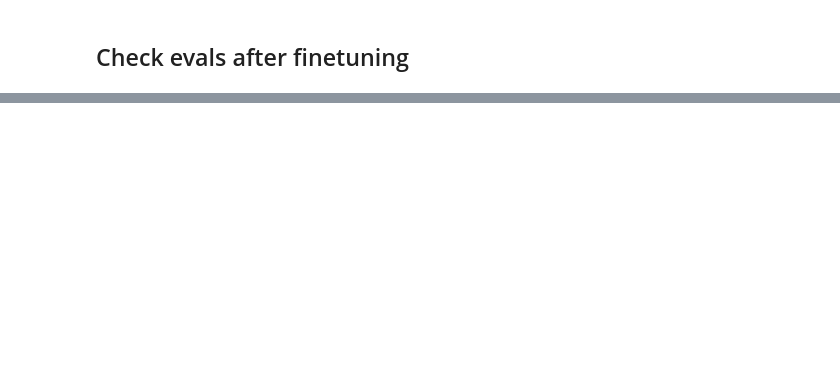
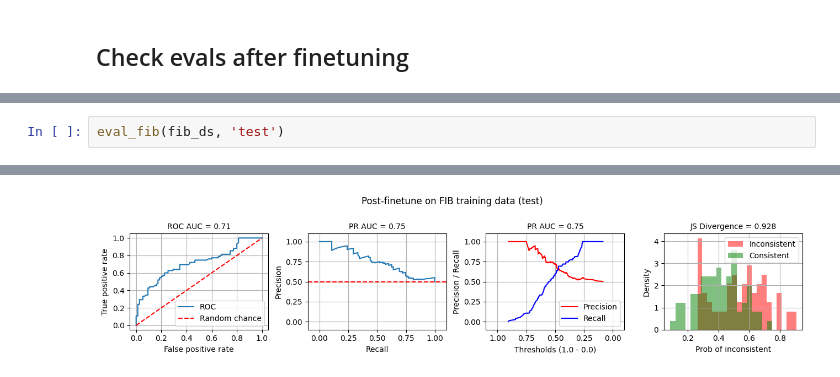
Before and after one commit to eugeneyan/visualizing-finetunes, a Jupyter notebook: 2_ft_fib.ipynb, the cells around one changed output, grey strips where cells are left out. Drawn from its saved outputs; the diff is of its cells as text; blank space fills up the shorter version.

Commit message:
Update to add FIB test set

```diff
--- a/2_ft_fib.ipynb
+++ b/2_ft_fib.ipynb
@@ -366,0 +557,3 @@ compute_metrics_per_threshold(fib_val_labels, fib_val_preds)
+# %%
+eval_fib(fib_ds, 'test')
+# %% [output]
@@ -366,0 +561 @@ compute_metrics_per_threshold(fib_val_labels, fib_val_preds)
+[figure, added]
```
Also changed, not shown: parts of 27 cells of this notebook.
